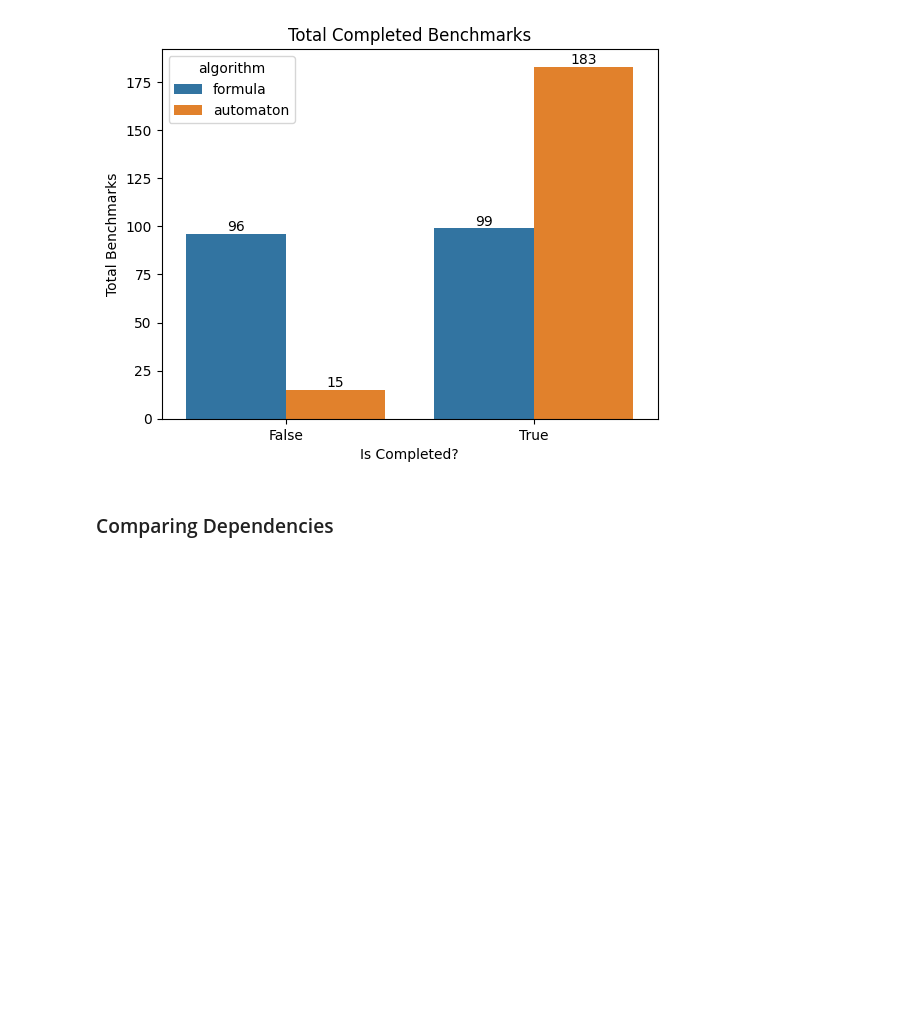
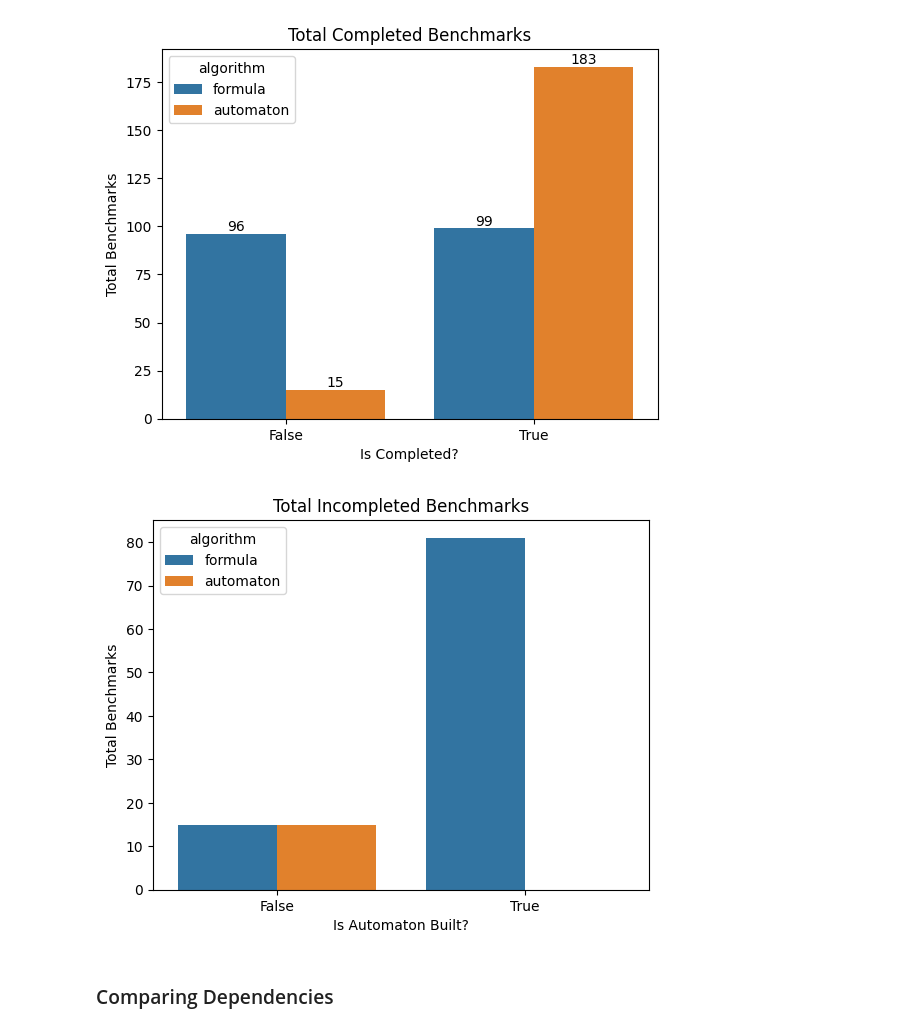
Before and after one commit to eliyaoo32/reactive-synthesis-bfss, a Jupyter notebook: tools/find_dependencies_experiements.ipynb, the cells around one changed output. Drawn from its saved outputs; the diff is of its cells as text; code cells hidden in the pictures; blank space fills up the shorter version.

```diff
--- a/tools/find_dependencies_experiements.ipynb
+++ b/tools/find_dependencies_experiements.ipynb
@@ -181,6 +181,12 @@ ax.set_title("Total Completed Benchmarks");
 ax.set(xlabel="Is Completed?", ylabel="Total Benchmarks");
 # %% [output]
 [figure]
+# %%
+ax = sns.countplot(data=shared_df[shared_df["is_completed"] == False], x="is_automaton_built", hue="algorithm")
+ax.set_title("Total Incompleted Benchmarks");
+ax.set(xlabel="Is Automaton Built?", ylabel="Total Benchmarks");
+# %% [output]
+[figure, added]
 # %% [markdown]
 ### Comparing Dependencies
 # %%
```
Also changed, not shown: parts of 5 cells of this notebook.
